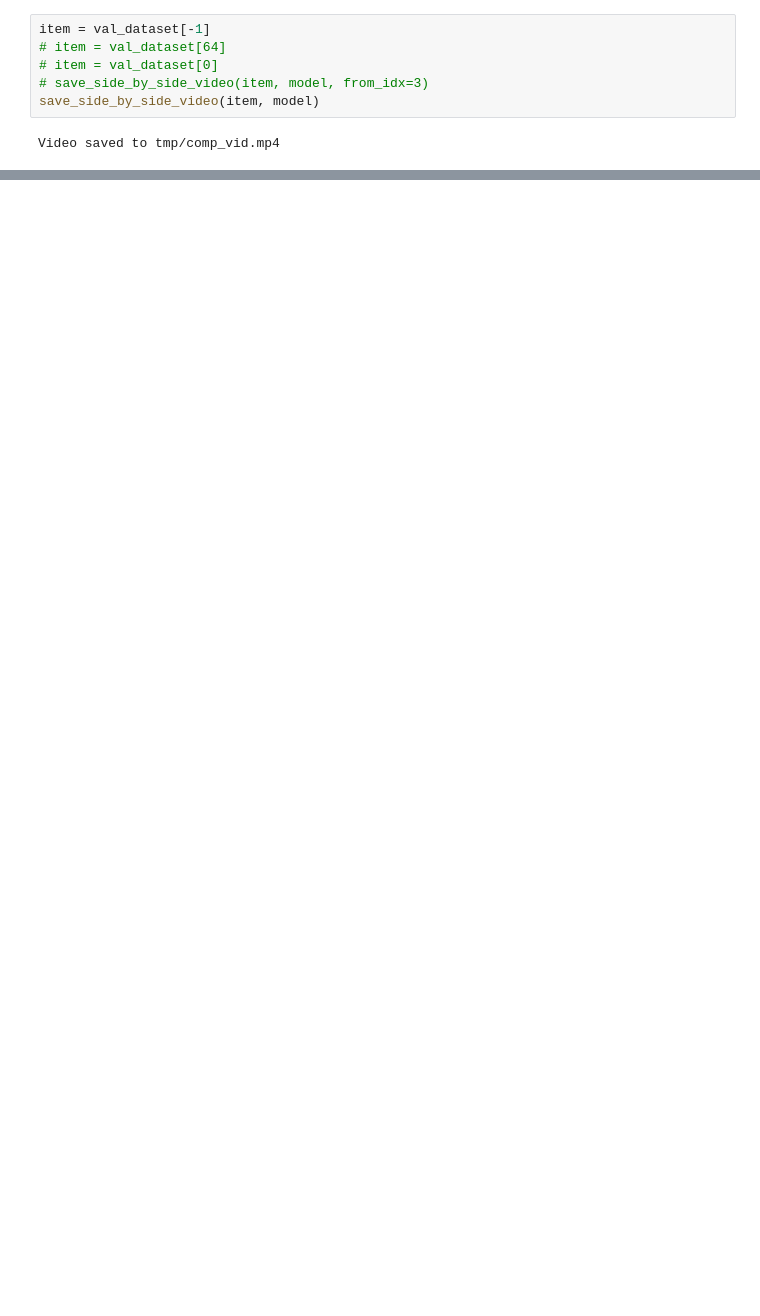
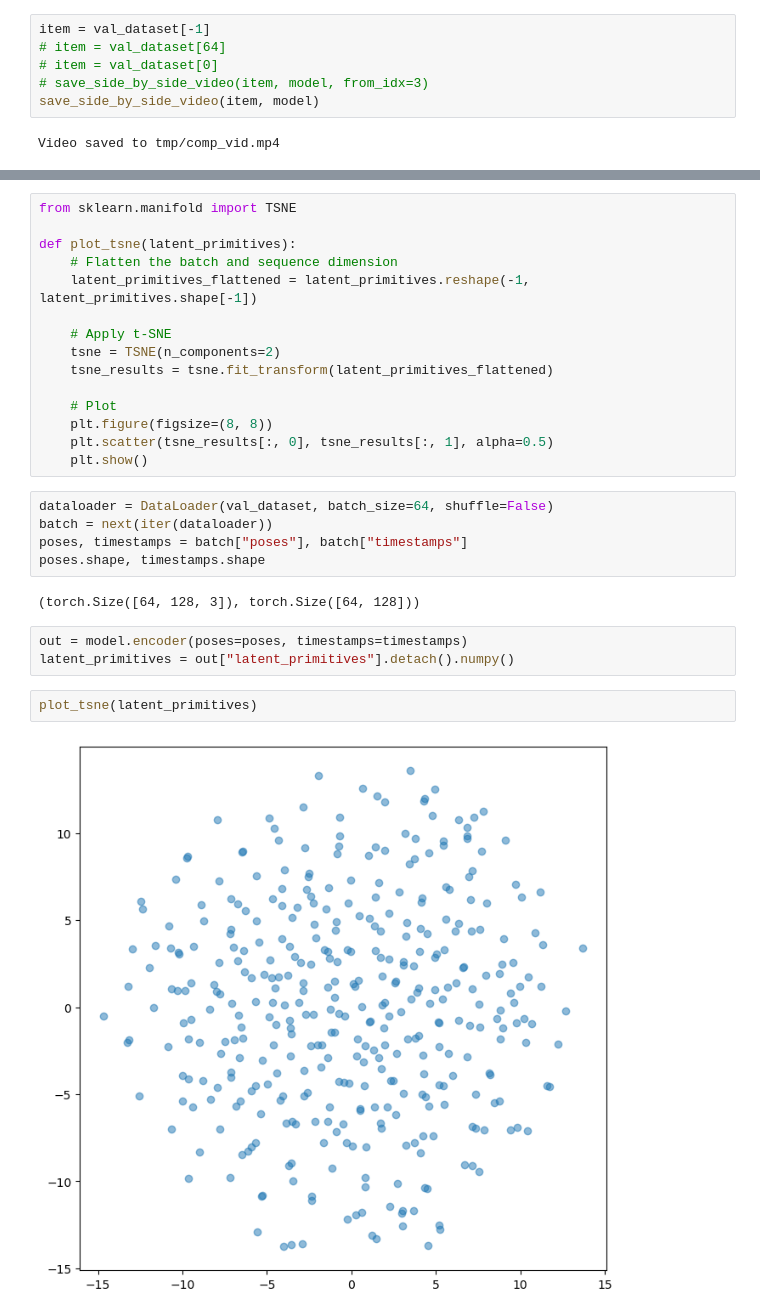
Before and after one commit to rasdani/mp-transformer, a Jupyter notebook: demo/demo.ipynb, the cells around one changed output, grey strips where cells are left out. Saved outputs shown, nothing was run; the diff lists cells and outputs as text; blank space fills up the shorter version.

```diff
--- a/demo/demo.ipynb
+++ b/demo/demo.ipynb
@@ -81,0 +135,29 @@ HTML("""
+# %%
+from sklearn.manifold import TSNE
+
+def plot_tsne(latent_primitives):
+    # Flatten the batch and sequence dimension
+    latent_primitives_flattened = latent_primitives.reshape(-1, latent_primitives.shape[-1])
+
+    # Apply t-SNE
+    tsne = TSNE(n_components=2)
+    tsne_results = tsne.fit_transform(latent_primitives_flattened)
+
+    # Plot
+    plt.figure(figsize=(8, 8))
+    plt.scatter(tsne_results[:, 0], tsne_results[:, 1], alpha=0.5)
+    plt.show()
+# %%
+dataloader = DataLoader(val_dataset, batch_size=64, shuffle=False)
+batch = next(iter(dataloader))
+poses, timestamps = batch["poses"], batch["timestamps"]
+poses.shape, timestamps.shape
+# %% [output]
+(torch.Size([64, 128, 3]), torch.Size([64, 128]))
+# %%
+out = model.encoder(poses=poses, timestamps=timestamps)
+latent_primitives = out["latent_primitives"].detach().numpy()
+# %%
+plot_tsne(latent_primitives)
+# %% [output]
+[figure, added]
```
Also changed, not shown: parts of 9 cells of this notebook, 6 other files.
